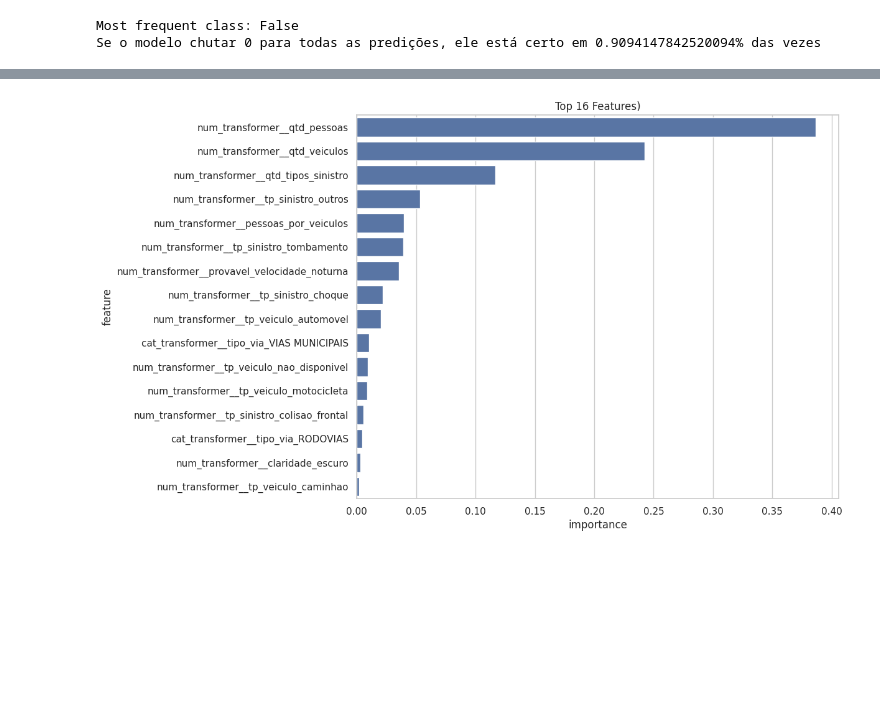
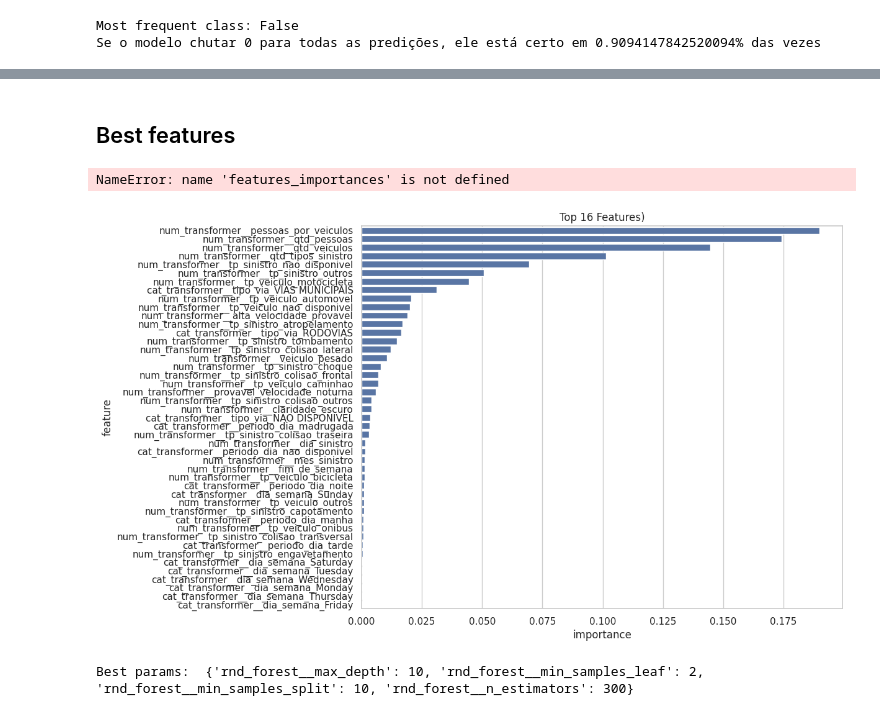
Before and after one commit to henryShoiti/predict_sinistro, a Jupyter notebook: exploration.ipynb, the cells around one changed output, grey strips where cells are left out. Saved outputs shown, nothing was run; the diff lists cells and outputs as text; code cells hidden in the pictures; blank space fills up the shorter version.

```diff
--- a/exploration.ipynb
+++ b/exploration.ipynb
@@ -363,15 +289,8 @@ preprocessor = compose.ColumnTransformer(
 )
 
 model = ensemble.RandomForestClassifier(random_state=42,
-                                        class_weight='balanced',
-                                        max_depth=3,
-                                        min_samples_split=6,
-                                        n_estimators=6)
-# {'model__max_depth': 9, 'model__min_samples_split': 6, 'model__n_estimators': 17}
-# {'model__max_depth': 3, 'model__min_samples_split': 10, 'model__n_estimators': 14}
-# {'model__max_depth': 4, 'model__min_samples_split': 8, 'model__n_estimators': 6}
-# {'model__max_depth': 3, 'model__min_samples_split': 12, 'model__n_estimators': 3}
-# {'model__max_depth': 3, 'model__min_samples_split': 6, 'model__n_estimators': 6} -> Best
+                                        class_weight='balanced',)
+
 pipe = pipeline.Pipeline([
     ('preprocessor',preprocessor),
     ('rnd_forest', model)
@@ -394,26 +313,3 @@ print(f'Se o modelo chutar {most_frequent} para todas as predições, ele está
 # %% [output]
 Most frequent class: False
 Se o modelo chutar 0 para todas as predições, ele está certo em 0.9094147842520094% das vezes
-# %%
-## Melhores Hyperparameters
-from scipy.stats import randint
-
-## para RandomSearchCV
-param_distribution = {'rnd_forest__max_depth' : randint(low=4, high=15),
-                 'rnd_forest__min_samples_split': randint(low=5,high=20),
-                 'rnd_forest__n_estimators': randint(low=2,high=20)}
-## adicionar n_inter=10
-
-## para GridSearchCV
-param_grid = {'rnd_forest__max_depth' : [3,4,7,9],
-                 'rnd_forest__min_samples_split': [6,10,12,15],
-                 'rnd_forest__n_estimators': [3,6,14,17]}
-
-grid_search = model_selection.GridSearchCV(pipe,
-                                                 param_grid=param_grid,
-                                                 cv=4,
-                                                 scoring='recall',)
-
-grid_search.fit(X_train, y_train)
-
-print('Best params: ',grid_search.best_params_)
@@ -467,0 +360,2 @@ MlflowException: API request to http://localhost:5000/api/2.0/mlflow/experiments
+# %%
+pipe.fit(X_train, y_train)
@@ -486,3 +406,5 @@ plt.show()
+# %% [markdown]
+## Best features
 # %%
 best_model = pipe.named_steps['rnd_forest']
 features = pipe.named_steps['preprocessor'].get_feature_names_out()
@@ -494,13 +416,49 @@ best_features = features_importances['feature'].head(16).values
+# %%
+features_importances.head()
+# %% [output]
+NameError: name 'features_importances' is not defined
 # %%
 plt.figure(figsize=(10, 8))
-sns.barplot(x='importance', y='feature', data=features_importances.head(16))
-plt.title('Top 16 Features)')
+sns.barplot(x='importance', y='feature', data=features_importances)
+plt.title('Top 20 Features)')
 plt.show()
 # %% [output]
-[figure, old version]
+[figure, new version]
 # %%
 best_features = [col.replace('num_transformer__','').replace('cat_transformer__','') for col in best_features]
 best_features_names = [col for col in best_features if col in X_train.columns]
 
 best_num_cols = X_train[best_features_names].select_dtypes(include=['int64','float64']).columns.tolist()
 best_cat_cols = X_train[best_features_names].select_dtypes(include=['object']).columns.tolist()
+# %%
+## Melhores Hyperparameters
+from scipy.stats import randint
+
+## para RandomizedSearchCV
+param_distributions = {'rnd_forest__max_depth' : randint(low=1, high=50),
+                      'rnd_forest__min_samples_leaf' : randint(low=1, high=4),
+                 'rnd_forest__min_samples_split': randint(low=2,high=10),
+                 'rnd_forest__n_estimators': randint(low=50,high=200)}
+## remover hiperparâmetros no model
+## mudar param_grid para param_distributions no grid_search
+## adicionar n_iter=10
+
+## para GridSearchCV
+param_grid = {'rnd_forest__max_depth' : [10, 25, 50],
+                 'rnd_forest__min_samples_split': [5, 10],
+                 'rnd_forest__min_samples_leaf': [1, 2, 3],
+                 'rnd_forest__n_estimators': [150, 300]}
+## remover n_iter
+## param_distributions para param_grid
+## remover os hiperparâmetros no model
+
+grid_search = model_selection.GridSearchCV(pipe,
+                                                 param_grid=param_grid,
+                                                 cv=3,
+                                                 scoring='recall',)
+
+grid_search.fit(X_train[best_features_names], y_train)
+
+print('Best params: ',grid_search.best_params_)
+# %% [output]
+Best params:  {'rnd_forest__max_depth': 10, 'rnd_forest__min_samples_leaf': 2, 'rnd_forest__min_samples_split': 10, 'rnd_forest__n_estimators': 300}
```
Also changed, not shown: parts of 32 cells of this notebook, 1 other file.
